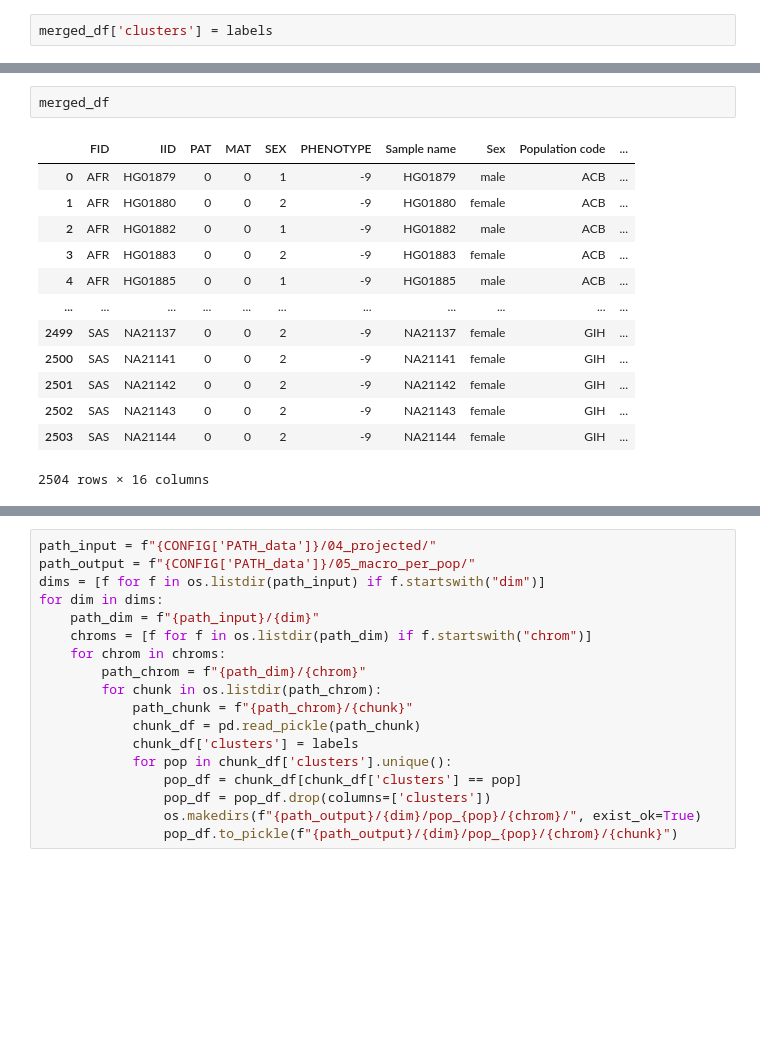
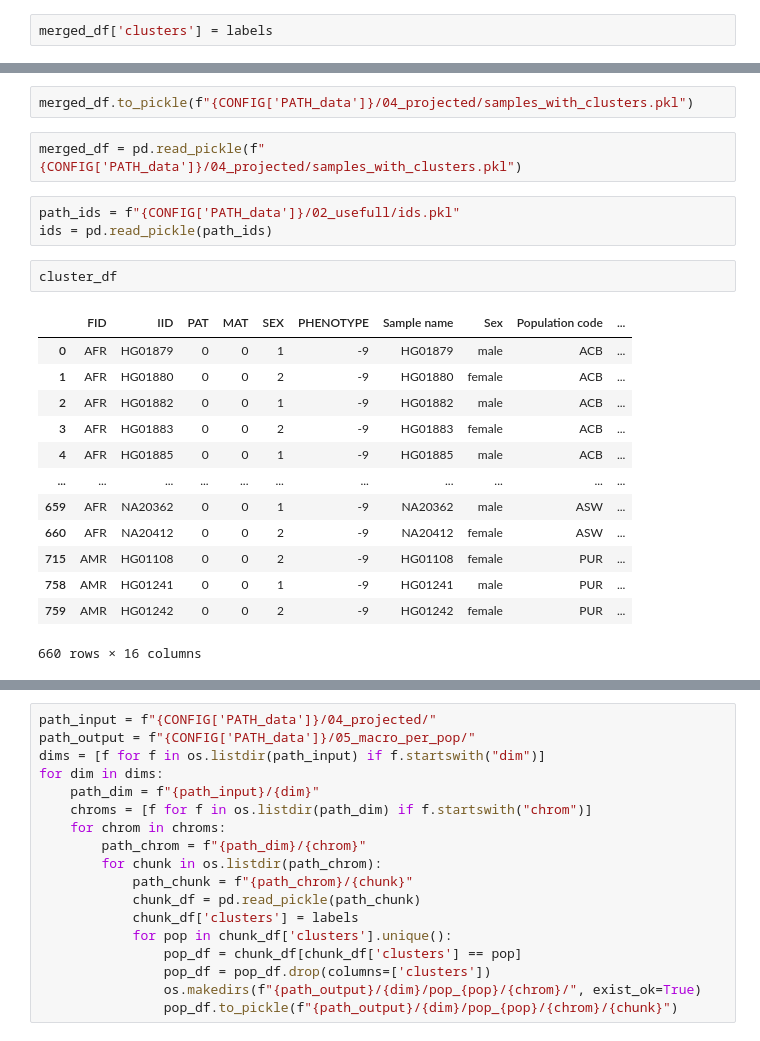
Before and after one commit to mat2m10/pca_projection, a Jupyter notebook: run_test.ipynb, the cells around one changed output, grey strips where cells are left out. Saved outputs shown, nothing was run; the diff lists cells and outputs as text; blank space fills up the shorter version.

Commit message:
sub populations

```diff
--- a/run_test.ipynb
+++ b/run_test.ipynb
@@ -131,16 +131,23 @@ make_population_plot(merged_df, 'dim_1', 'dim_2', 'clusters', 'test', palette =
-# %%
-merged_df
-# %% [output]
-|  | FID | IID | PAT | MAT | SEX | PHENOTYPE | Sample name | Sex | Population code | ... |
-| 0 | AFR | HG01879 | 0 | 0 | 1 | -9 | HG01879 | male | ACB | ... |
-| 1 | AFR | HG01880 | 0 | 0 | 2 | -9 | HG01880 | female | ACB | ... |
-| 2 | AFR | HG01882 | 0 | 0 | 1 | -9 | HG01882 | male | ACB | ... |
-| 3 | AFR | HG01883 | 0 | 0 | 2 | -9 | HG01883 | female | ACB | ... |
-| 4 | AFR | HG01885 | 0 | 0 | 1 | -9 | HG01885 | male | ACB | ... |
-| ... | ... | ... | ... | ... | ... | ... | ... | ... | ... | ... |
-| 2499 | SAS | NA21137 | 0 | 0 | 2 | -9 | NA21137 | female | GIH | ... |
-| 2500 | SAS | NA21141 | 0 | 0 | 2 | -9 | NA21141 | female | GIH | ... |
-| 2501 | SAS | NA21142 | 0 | 0 | 2 | -9 | NA21142 | female | GIH | ... |
-| 2502 | SAS | NA21143 | 0 | 0 | 2 | -9 | NA21143 | female | GIH | ... |
-| 2503 | SAS | NA21144 | 0 | 0 | 2 | -9 | NA21144 | female | GIH | ... |
-2504 rows × 16 columns
+# %%
+merged_df.to_pickle(f"{CONFIG['PATH_data']}/04_projected/samples_with_clusters.pkl")
+# %%
+merged_df = pd.read_pickle(f"{CONFIG['PATH_data']}/04_projected/samples_with_clusters.pkl")
+# %%
+path_ids = f"{CONFIG['PATH_data']}/02_usefull/ids.pkl"
+ids = pd.read_pickle(path_ids)
+# %%
+cluster_df
+# %% [output]
+|  | FID | IID | PAT | MAT | SEX | PHENOTYPE | Sample name | Sex | Population code | ... |
+| 0 | AFR | HG01879 | 0 | 0 | 1 | -9 | HG01879 | male | ACB | ... |
+| 1 | AFR | HG01880 | 0 | 0 | 2 | -9 | HG01880 | female | ACB | ... |
+| 2 | AFR | HG01882 | 0 | 0 | 1 | -9 | HG01882 | male | ACB | ... |
+| 3 | AFR | HG01883 | 0 | 0 | 2 | -9 | HG01883 | female | ACB | ... |
+| 4 | AFR | HG01885 | 0 | 0 | 1 | -9 | HG01885 | male | ACB | ... |
+| ... | ... | ... | ... | ... | ... | ... | ... | ... | ... | ... |
+| 659 | AFR | NA20362 | 0 | 0 | 1 | -9 | NA20362 | male | ASW | ... |
+| 660 | AFR | NA20412 | 0 | 0 | 2 | -9 | NA20412 | female | ASW | ... |
+| 715 | AMR | HG01108 | 0 | 0 | 2 | -9 | HG01108 | female | PUR | ... |
+| 758 | AMR | HG01241 | 0 | 0 | 1 | -9 | HG01241 | male | PUR | ... |
+| 759 | AMR | HG01242 | 0 | 0 | 2 | -9 | HG01242 | female | PUR | ... |
+660 rows × 16 columns
```
Also changed, not shown: parts of 7 cells of this notebook.
